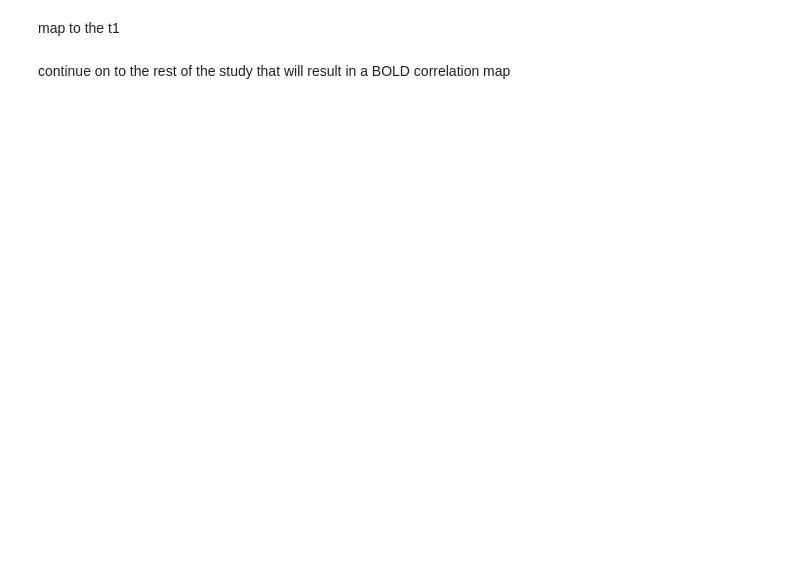
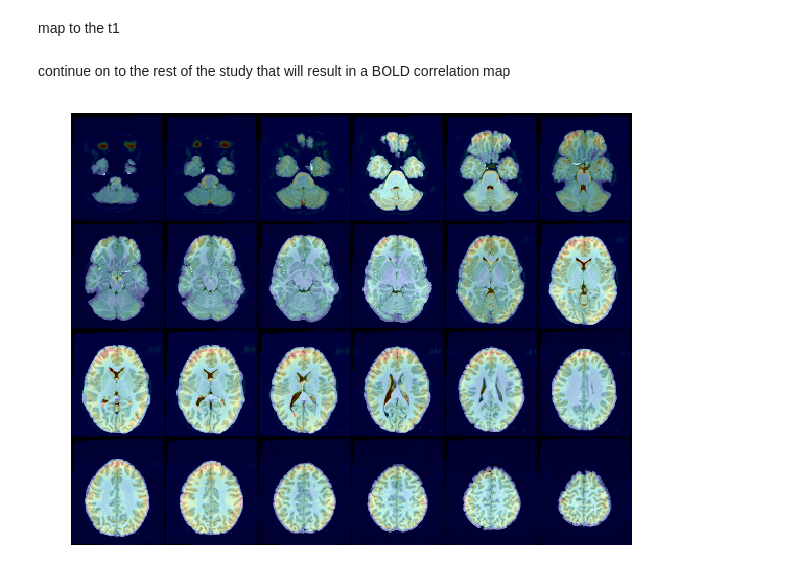
Before and after one commit to stnava/structuralFunctionalJointRegistration, a Jupyter notebook: src/Default Mode Connectivity in ANTsPy.ipynb, the cells around one changed output. Drawn from its saved outputs; the diff is of its cells as text; code cells hidden in the pictures; blank space fills up the shorter version.

```diff
--- a/src/Default Mode Connectivity in ANTsPy.ipynb
+++ b/src/Default Mode Connectivity in ANTsPy.ipynb
@@ -54,6 +54,10 @@ t1reg = ants.registration( und * bmask, t1 * t1mask, "SyNOnly",
   synMetric = 'CC', synSampling = 2, regIterations = (5) )
 # %% [markdown]
 continue on to the rest of the study that will result in a BOLD correlation map
+# %%
+ants.plot( t1reg['warpedmovout'], und, overlay_alpha = 0.25, axis=2, nslices=24, ncol=6 )
+# %% [output]
+[figure, added]
 # %%
 t1maskFromBold = ants.apply_transforms( t1, bmask, t1reg['invtransforms'],
                                       interpolator = 'nearestNeighbor' )
```
Also changed, not shown: parts of 7 cells of this notebook.
